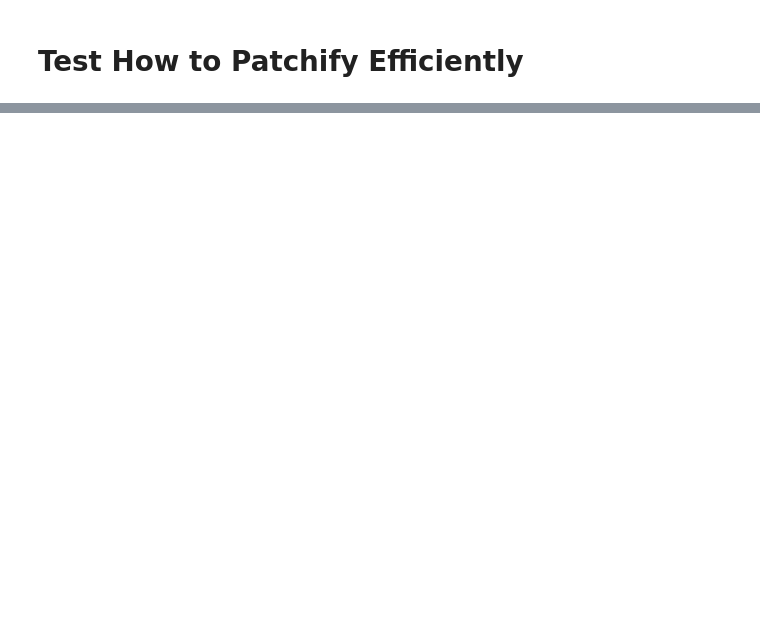
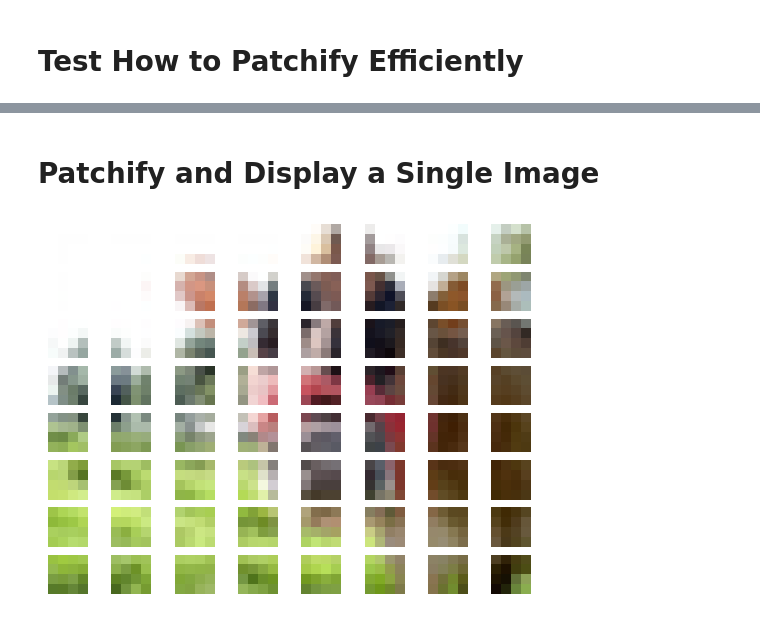
Before and after one commit to jmsalvador2395/notebooks, a Jupyter notebook: vit_patchify.ipynb, the cells around one changed output, grey strips where cells are left out. Saved outputs shown, nothing was run; the diff lists cells and outputs as text; code cells hidden in the pictures; blank space fills up the shorter version.

```diff
--- a/vit_patchify.ipynb
+++ b/vit_patchify.ipynb
@@ -72,0 +82,16 @@ tensor([True, True, True, True, True, True, True, True, True, True, True, True,
+# %% [markdown]
+# Patchify and Display a Single Image
+# %%
+patches = img.unfold(0, Wp, Wp).unfold(1, Hp, Hp).permute(0, 1, 3, 4, 2).reshape((num_patches, -1))
+
+x, y, _ = np.array(img_shape)/np.array(patch_shape)
+x, y = int(x), int(y)
+
+fig, ax = plt.subplots(nrows=y, ncols=x)
+for i in range(y):
+    for j in range(x):
+        ax[i, j].imshow(patches[i*y+j].reshape(Wp, Hp, Cp))
+        ax[i, j].axis('off')
+plt.show()
+# %% [output]
+[figure, added]
```
Also changed, not shown: parts of 10 cells of this notebook, 5 other files.
